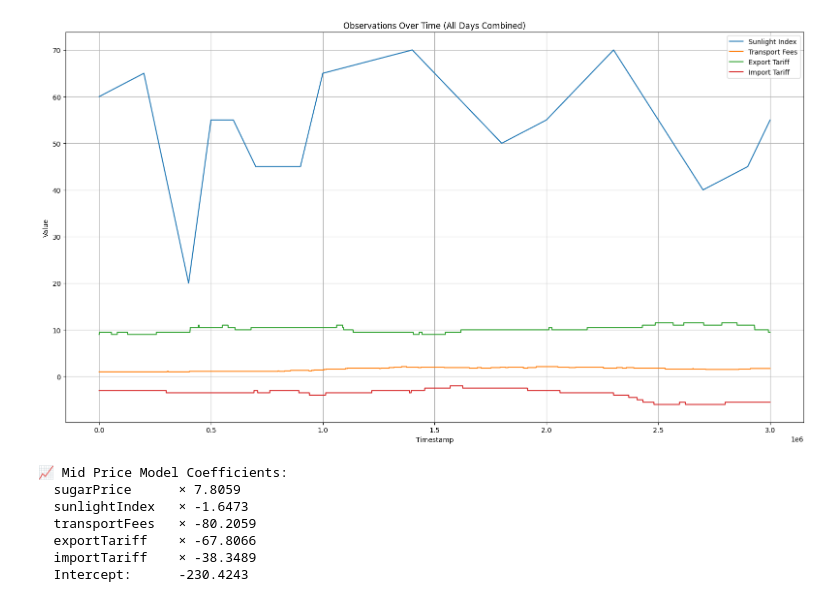
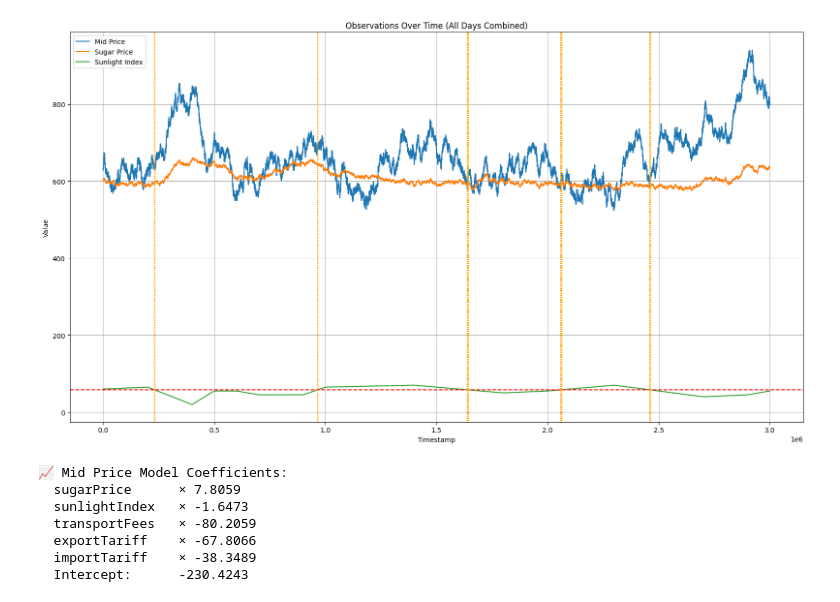
Before and after one commit to jennifer-lu/prosperity-3, a Jupyter notebook: round_4_algo.ipynb, the cells around one changed output. Drawn from its saved outputs; the diff is of its cells as text; code cells hidden in the pictures.

```diff
--- a/round_4_algo.ipynb
+++ b/round_4_algo.ipynb
@@ -1,6 +1,7 @@
 # %%
 import pandas as pd
 import matplotlib.pyplot as plt
+import numpy as np
 
 # List of file paths
 obs_file_paths = [
@@ -22,41 +23,51 @@ price_file_paths = [
     "round-4-island-data-bottle/prices_round_4_day_1.csv",
     "round-4-island-data-bottle/prices_round_4_day_2.csv",
     "round-4-island-data-bottle/prices_round_4_day_3.csv",
 ]
 
 # Read and combine all CSV files, shifting timestamps for each day
 price_dfs = []
 for i, path in enumerate(price_file_paths):
     df = pd.read_csv(path, sep=';')
     df = df[df["product"] == "MAGNIFICENT_MACARONS"]
     df['timestamp'] += i * 1_000_000  # Shift timestamps per day
     price_dfs.append(df)
 
 price_data = pd.concat(price_dfs, ignore_index=True)
 
 data = pd.merge(obs_data, price_data[["timestamp", "mid_price"]], on="timestamp", how="inner")
 
+threshold = 58
+tolerance = 0.1
+
+crossing_points = data[np.isclose(data['sunlightIndex'], threshold, atol=tolerance)]
+
+
 # Plotting all relevant features
 plt.figure(figsize=(16, 9))
 
-plt.plot(data['timestamp'], data['mid_price'], label='Mid Price', alpha=0.3)
-plt.plot(data['timestamp'], data['bidPrice'], label='Bid Price', alpha=0.3)
-plt.plot(data['timestamp'], data['askPrice'], label='Ask Price', alpha=0.3)
-plt.plot(data['timestamp'], data['sugarPrice'], label='Sugar Price')
+plt.plot(data['timestamp'], data['mid_price'], label='Mid Price')
+# plt.plot(data['timestamp'], data['bidPrice'], label='Bid Price', alpha=0.3)
+# plt.plot(data['timestamp'], data['askPrice'], label='Ask Price', alpha=0.3)
+plt.plot(data['timestamp'], data['sugarPrice'] * 3, label='Sugar Price')
 plt.plot(data['timestamp'], data['sunlightIndex'], label='Sunlight Index')
-plt.plot(data['timestamp'], data['transportFees'], label='Transport Fees')
-plt.plot(data['timestamp'], data['exportTariff'], label='Export Tariff')
-plt.plot(data['timestamp'], data['importTariff'], label='Import Tariff')
+# plt.plot(data['timestamp'], data['transportFees'], label='Transport Fees')
+# plt.plot(data['timestamp'], data['exportTariff'], label='Export Tariff')
+# plt.plot(data['timestamp'], data['importTariff'], label='Import Tariff')
+plt.axhline(y=threshold, color='red', linestyle='--', linewidth=1.5)
+
+for ts in crossing_points['timestamp']:
+    plt.axvline(x=ts, color='orange', linestyle=':', linewidth=1)
 
 plt.title("Observations Over Time (All Days Combined)")
 plt.xlabel("Timestamp")
 plt.ylabel("Value")
 plt.legend()
 plt.grid(True)
 plt.tight_layout()
 plt.show()
 # %% [output]
-[figure, old version]
+[figure, new version]
 # %%
 import pandas as pd
 import matplotlib.pyplot as plt
```
Also changed, not shown: 1 other file.
